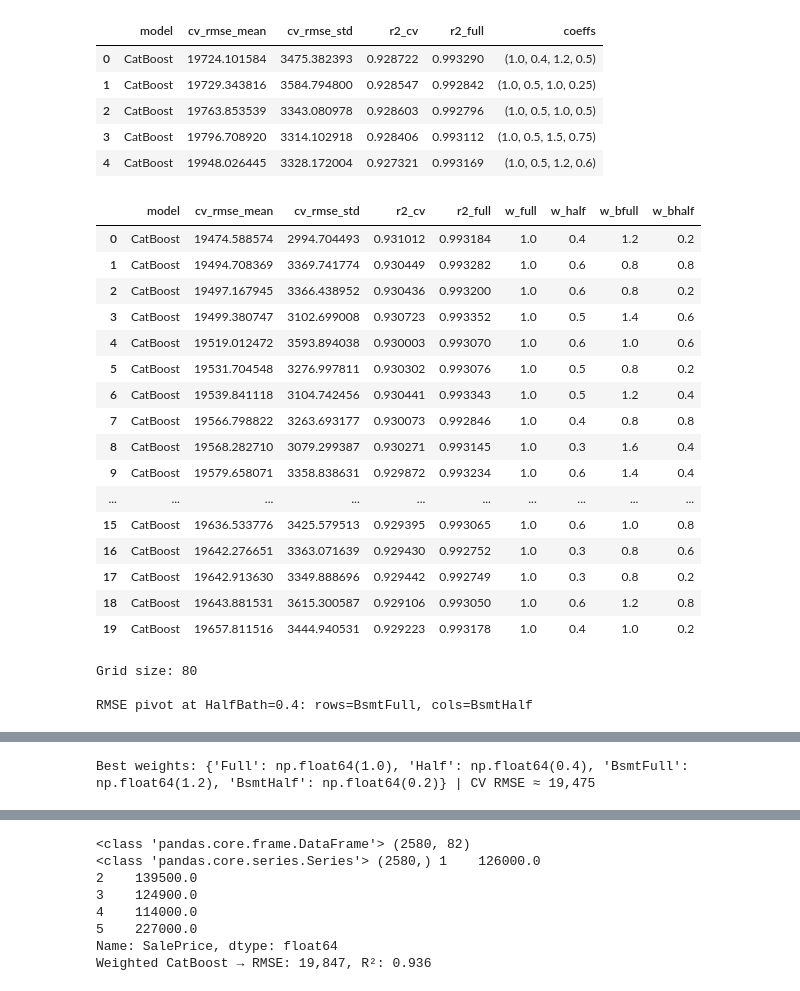
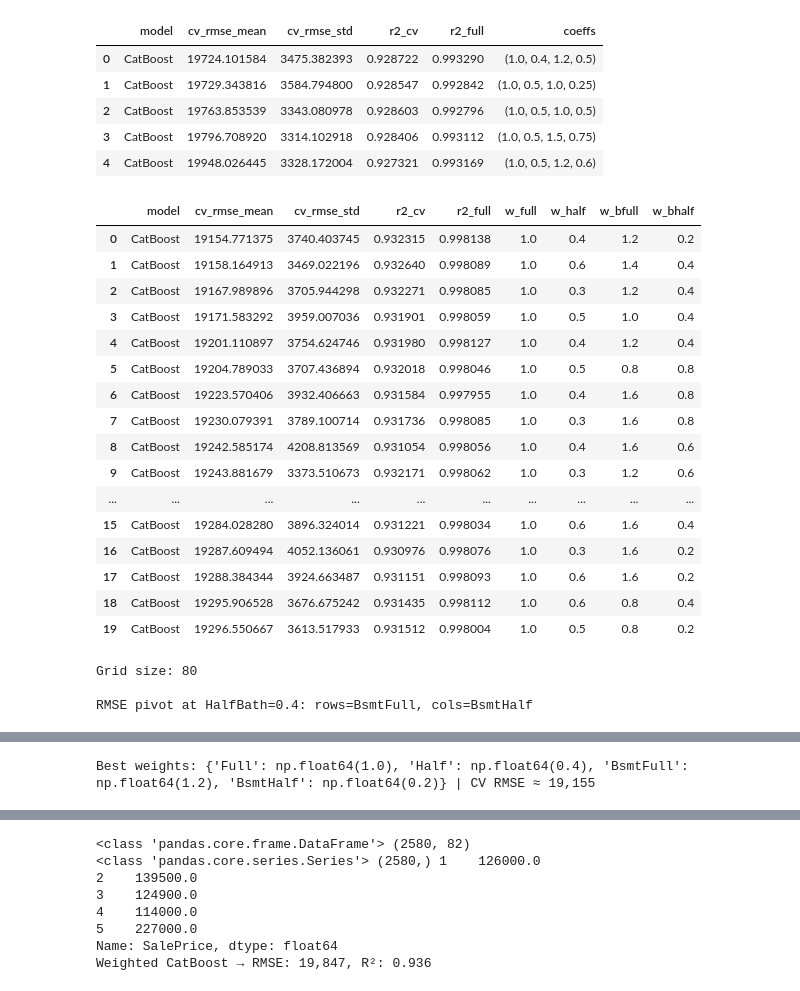
Before and after one commit to asilbert/MLProject, a Jupyter notebook: MLProject_modeltesting.ipynb, the cells around one changed output, grey strips where cells are left out. Drawn from its saved outputs; the diff is of its cells as text; code cells hidden in the pictures.

Commit message:
Fine tuning model parameters

```diff
--- a/MLProject_modeltesting.ipynb
+++ b/MLProject_modeltesting.ipynb
@@ -85,7 +85,16 @@ X_fe = Ames.copy()
 # Targeted Feature Engineering
 X_fe["TotalSF"] = X_fe["GrLivArea"] + X_fe["TotalBsmtSF"]
 X_fe["HouseAgeSinceRemod"] = X_fe["YrSold"].astype(int) - X_fe["YearRemodAdd"].astype(int)
-X_fe['TotalBaths'] = X_fe['FullBath'] + 0.4 * X_fe['HalfBath'] + 1.2 * X_fe['BsmtFullBath'] + 0.2 * X_fe['BsmtHalfBath']
+
+HalfBath_coeff = 0.48
+BsmtFullBath_coeff = 1.18
+BsmtHalfBath_coeff = 0.1
+
+
+X_fe['TotalBaths'] = (X_fe['FullBath'] +
+                      HalfBath_coeff * X_fe['HalfBath'] +
+                      BsmtFullBath_coeff * X_fe['BsmtFullBath'] +
+                      BsmtHalfBath_coeff * X_fe['BsmtHalfBath'])
 
 
 # Add Interactions
@@ -1036,16 +1045,32 @@ for (w_full, w_half, w_bfull, w_bhalf) in tqdm(grid, desc="Bath weight grid"):
     )
 
     # CatBoost with your tuned base
-    model = make_catboost_pipe(
-        X_try,
-        depth=6,
-        learning_rate=0.05,
-        l2_leaf_reg=5,
-        iterations=1500,
-        colsample_bylevel=0.8,
-        loss_function="RMSE",
-        verbose=0
-    )
+    # model = make_catboost_pipe(
+    #     X_try,
+    #     depth=6,
+    #     learning_rate=0.05,
+    #     l2_leaf_reg=5,
+    #     iterations=1500,
+    #     colsample_bylevel=0.8,
+    #     loss_function="RMSE",
+    #     verbose=0
+    # )
+
+    best_params = {'depth': 5,
+     'iterations': 3525,
+     'learning_rate': 0.04646200613219409,
+     'l2_leaf_reg': 2.79206264384178,
+     'subsample': 0.7737417681056152,
+     'colsample_bylevel': 0.8591483762431275,
+     'bagging_temperature': 2.7192215619579607,
+     'random_strength': 1.9079506260866257,
+     'min_data_in_leaf': 185,
+     'loss_function': 'RMSE',
+     'random_state': 42,
+     'verbose': 0}
+
+    # Build pipeline
+    model = make_catboost_pipe(X_try, **best_params)
 
     res = cv_eval_models(
         X_try, y,
@@ -1078,49 +1103,49 @@ best_half = bath_grid_results.iloc[0]["w_half"]
 pivot = (
     bath_grid_results.query("w_half == @best_half")
                      .pivot_table(index="w_bfull", columns="w_bhalf",
                                   values="cv_rmse_mean", aggfunc="min")
                      .sort_index()
 )
 print(f"\nRMSE pivot at HalfBath={best_half}: rows=BsmtFull, cols=BsmtHalf")
 display(pivot.style.format("{:,.0f}"))
 
 # ---- Best weights → (optionally) lock them in and refit final model ----
 best = bath_grid_results.iloc[0]
 print("\nBest weights:",
       dict(Full=best.w_full, Half=best.w_half, BsmtFull=best.w_bfull, BsmtHalf=best.w_bhalf),
       "| CV RMSE ≈ {:,.0f}".format(best.cv_rmse_mean))
 
 # If you want to adopt the best weights now:
 # X_fe_best = X_fe.copy()
 # X_fe_best["TotalBaths"] = (
 #     best.w_full  * Ames["FullBath"].fillna(0) +
 #     best.w_half  * Ames["HalfBath"].fillna(0) +
 #     best.w_bfull * Ames["BsmtFullBath"].fillna(0) +
 #     best.w_bhalf * Ames["BsmtHalfBath"].fillna(0)
 # )
 # cb_best = make_catboost_pipe(
 #     X_fe_best, depth=6, learning_rate=0.05, l2_leaf_reg=5, iterations=1500,
 #     colsample_bylevel=0.8, loss_function="RMSE", verbose=0
 # )
 # # You can now evaluate or refit on train/test as you did with cb_final.
 # %% [output]
 |  | model | cv_rmse_mean | cv_rmse_std | r2_cv | r2_full | w_full | w_half | w_bfull | w_bhalf |
-| 0 | CatBoost | 19474.588574 | 2994.704493 | 0.931012 | 0.993184 | 1.0 | 0.4 | 1.2 | 0.2 |
-| 1 | CatBoost | 19494.708369 | 3369.741774 | 0.930449 | 0.993282 | 1.0 | 0.6 | 0.8 | 0.8 |
-| 2 | CatBoost | 19497.167945 | 3366.438952 | 0.930436 | 0.993200 | 1.0 | 0.6 | 0.8 | 0.2 |
-| 3 | CatBoost | 19499.380747 | 3102.699008 | 0.930723 | 0.993352 | 1.0 | 0.5 | 1.4 | 0.6 |
-| 4 | CatBoost | 19519.012472 | 3593.894038 | 0.930003 | 0.993070 | 1.0 | 0.6 | 1.0 | 0.6 |
-| 5 | CatBoost | 19531.704548 | 3276.997811 | 0.930302 | 0.993076 | 1.0 | 0.5 | 0.8 | 0.2 |
-| 6 | CatBoost | 19539.841118 | 3104.742456 | 0.930441 | 0.993343 | 1.0 | 0.5 | 1.2 | 0.4 |
-| 7 | CatBoost | 19566.798822 | 3263.693177 | 0.930073 | 0.992846 | 1.0 | 0.4 | 0.8 | 0.8 |
-| 8 | CatBoost | 19568.282710 | 3079.299387 | 0.930271 | 0.993145 | 1.0 | 0.3 | 1.6 | 0.4 |
-| 9 | CatBoost | 19579.658071 | 3358.838631 | 0.929872 | 0.993234 | 1.0 | 0.6 | 1.4 | 0.4 |
+| 0 | CatBoost | 19154.771375 | 3740.403745 | 0.932315 | 0.998138 | 1.0 | 0.4 | 1.2 | 0.2 |
+| 1 | CatBoost | 19158.164913 | 3469.022196 | 0.932640 | 0.998089 | 1.0 | 0.6 | 1.4 | 0.4 |
+| 2 | CatBoost | 19167.989896 | 3705.944298 | 0.932271 | 0.998085 | 1.0 | 0.3 | 1.2 | 0.4 |
+| 3 | CatBoost | 19171.583292 | 3959.007036 | 0.931901 | 0.998059 | 1.0 | 0.5 | 1.0 | 0.4 |
+| 4 | CatBoost | 19201.110897 | 3754.624746 | 0.931980 | 0.998127 | 1.0 | 0.4 | 1.2 | 0.4 |
+| 5 | CatBoost | 19204.789033 | 3707.436894 | 0.932018 | 0.998046 | 1.0 | 0.5 | 0.8 | 0.8 |
+| 6 | CatBoost | 19223.570406 | 3932.406663 | 0.931584 | 0.997955 | 1.0 | 0.4 | 1.6 | 0.8 |
+| 7 | CatBoost | 19230.079391 | 3789.100714 | 0.931736 | 0.998085 | 1.0 | 0.3 | 1.6 | 0.8 |
+| 8 | CatBoost | 19242.585174 | 4208.813569 | 0.931054 | 0.998056 | 1.0 | 0.4 | 1.6 | 0.6 |
+| 9 | CatBoost | 19243.881679 | 3373.510673 | 0.932171 | 0.998062 | 1.0 | 0.3 | 1.2 | 0.6 |
 | ... | ... | ... | ... | ... | ... | ... | ... | ... | ... |
-| 15 | CatBoost | 19636.533776 | 3425.579513 | 0.929395 | 0.993065 | 1.0 | 0.6 | 1.0 | 0.8 |
-| 16 | CatBoost | 19642.276651 | 3363.071639 | 0.929430 | 0.992752 | 1.0 | 0.3 | 0.8 | 0.6 |
-| 17 | CatBoost | 19642.913630 | 3349.888696 | 0.929442 | 0.992749 | 1.0 | 0.3 | 0.8 | 0.2 |
-| 18 | CatBoost | 19643.881531 | 3615.300587 | 0.929106 | 0.993050 | 1.0 | 0.6 | 1.2 | 0.8 |
-| 19 | CatBoost | 19657.811516 | 3444.940531 | 0.929223 | 0.993178 | 1.0 | 0.4 | 1.0 | 0.2 |
+| 15 | CatBoost | 19284.028280 | 3896.324014 | 0.931221 | 0.998034 | 1.0 | 0.6 | 1.6 | 0.4 |
+| 16 | CatBoost | 19287.609494 | 4052.136061 | 0.930976 | 0.998076 | 1.0 | 0.3 | 1.6 | 0.2 |
+| 17 | CatBoost | 19288.384344 | 3924.663487 | 0.931151 | 0.998093 | 1.0 | 0.6 | 1.6 | 0.2 |
+| 18 | CatBoost | 19295.906528 | 3676.675242 | 0.931435 | 0.998112 | 1.0 | 0.6 | 0.8 | 0.4 |
+| 19 | CatBoost | 19296.550667 | 3613.517933 | 0.931512 | 0.998004 | 1.0 | 0.5 | 0.8 | 0.2 |
 Grid size: 80
 
 RMSE pivot at HalfBath=0.4: rows=BsmtFull, cols=BsmtHalf
@@ -1134,4 +1159,4 @@ RMSE pivot at HalfBath=0.4: rows=BsmtFull, cols=BsmtHalf
-Best weights: {'Full': np.float64(1.0), 'Half': np.float64(0.4), 'BsmtFull': np.float64(1.2), 'BsmtHalf': np.float64(0.2)} | CV RMSE ≈ 19,475
+Best weights: {'Full': np.float64(1.0), 'Half': np.float64(0.4), 'BsmtFull': np.float64(1.2), 'BsmtHalf': np.float64(0.2)} | CV RMSE ≈ 19,155
 # %%
 import matplotlib.pyplot as plt
 import seaborn as sns
```
Also changed, not shown: parts of 13 cells of this notebook, 49 other files.
